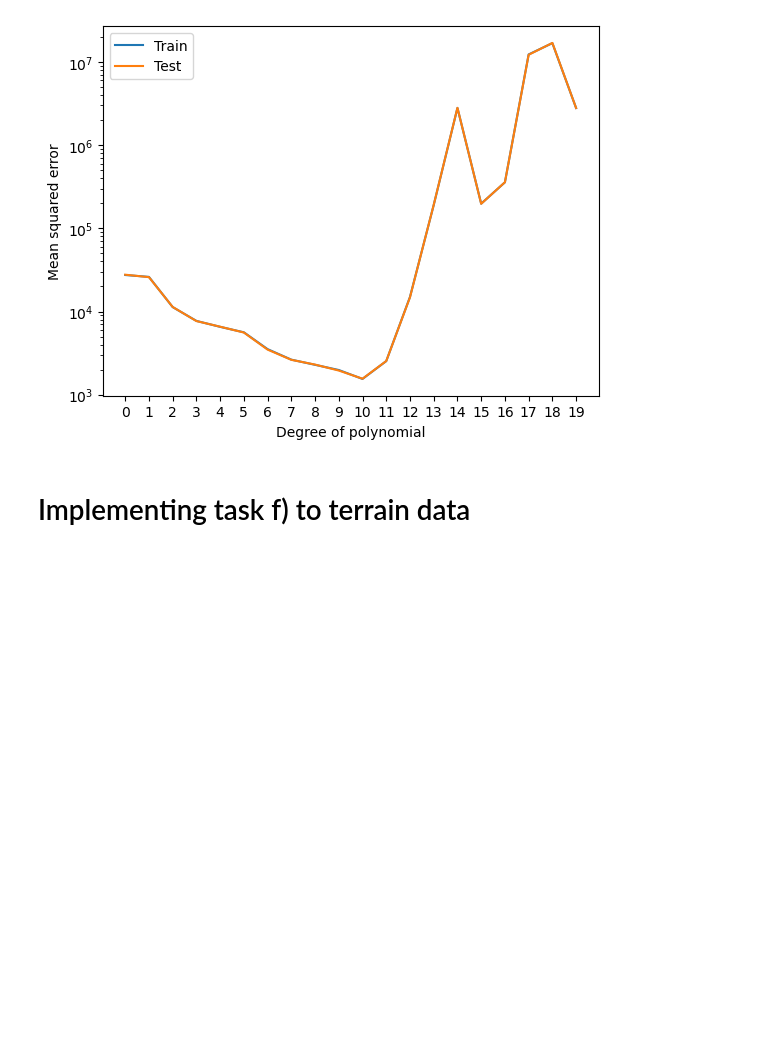
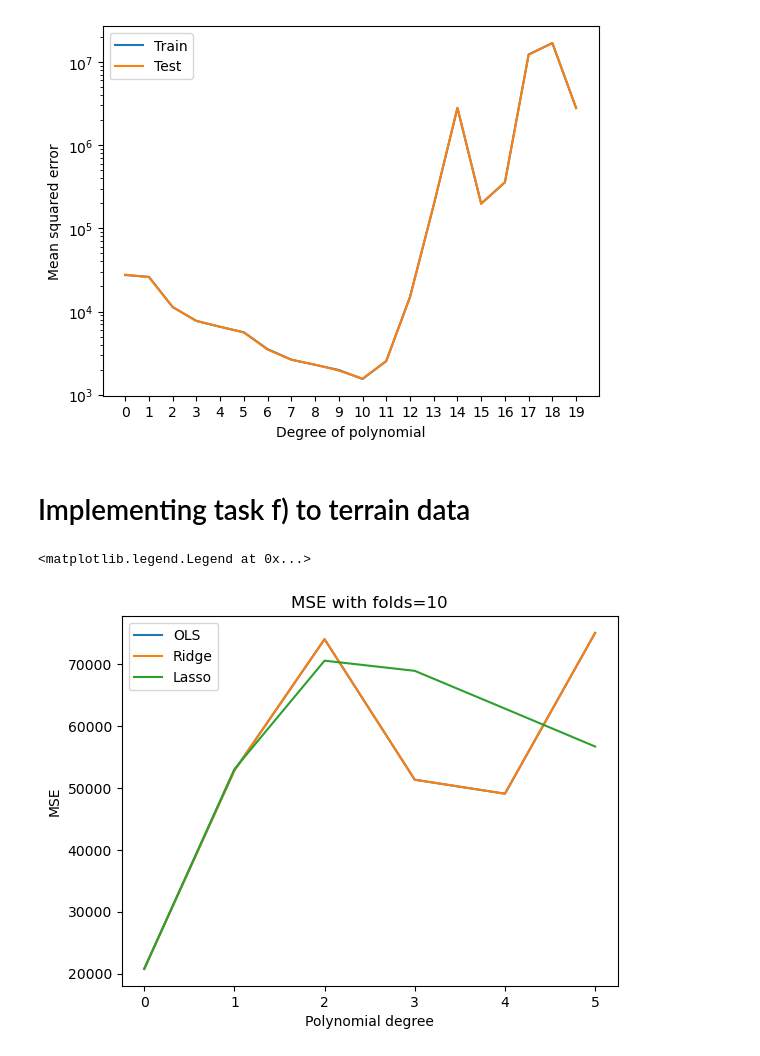
Before and after one commit to LassePladsen/FYS-STK3155-projects, a Jupyter notebook: project1/source_code/part_g_real_data.ipynb, the cells around one changed output. Cells and saved outputs as stored; diff of their text form; code cells hidden in the pictures; blank space fills up the shorter version.

Commit message:
implemented task f in part g seem to work

```diff
--- a/project1/source_code/part_g_real_data.ipynb
+++ b/project1/source_code/part_g_real_data.ipynb
@@ -834,0 +1112,33 @@ print(f"Polynomial degree with minimum MSE = {best_poly_deg}")
+# %%
+# Figure output directory
+#RESULTS_DIR = Path("../results").resolve()
+#FIGURES_DIR = RESULTS_DIR / "figures"
+"""
+# Create them if they dont exist
+if not RESULTS_DIR.exists():
+    RESULTS_DIR.mkdir()
+
+if not FIGURES_DIR.exists():
+    FIGURES_DIR.mkdir()
+"""
+input_folds = 10
+lamb = 0.0001 #lambda input for ridge regression
+maxdegree = 6
+degrees = np.arange(0, maxdegree, 1)
+
+test_OLS = OLS_model(maxdegree, input_folds)
+test_Ridge = Ridge_model(maxdegree, lamb, input_folds)
+test_Lasso = Lasse_model(maxdegree, input_folds)
+
+plt.plot(degrees, test_OLS, label="OLS")
+plt.plot(degrees, test_Ridge, label="Ridge")
+plt.plot(degrees, test_Lasso, label="Lasso")
+plt.title(f"MSE with folds={input_folds}")
+plt.xlabel("Polynomial degree")
+plt.ylabel("MSE")
+plt.legend()
+
+#plt.savefig(FIGURES_DIR / "part_f_MSE_allmethods.png")
+# %% [output]
+<matplotlib.legend.Legend at 0x...>
+[figure, added]
```
Also changed, not shown: parts of 1 cell of this notebook.
